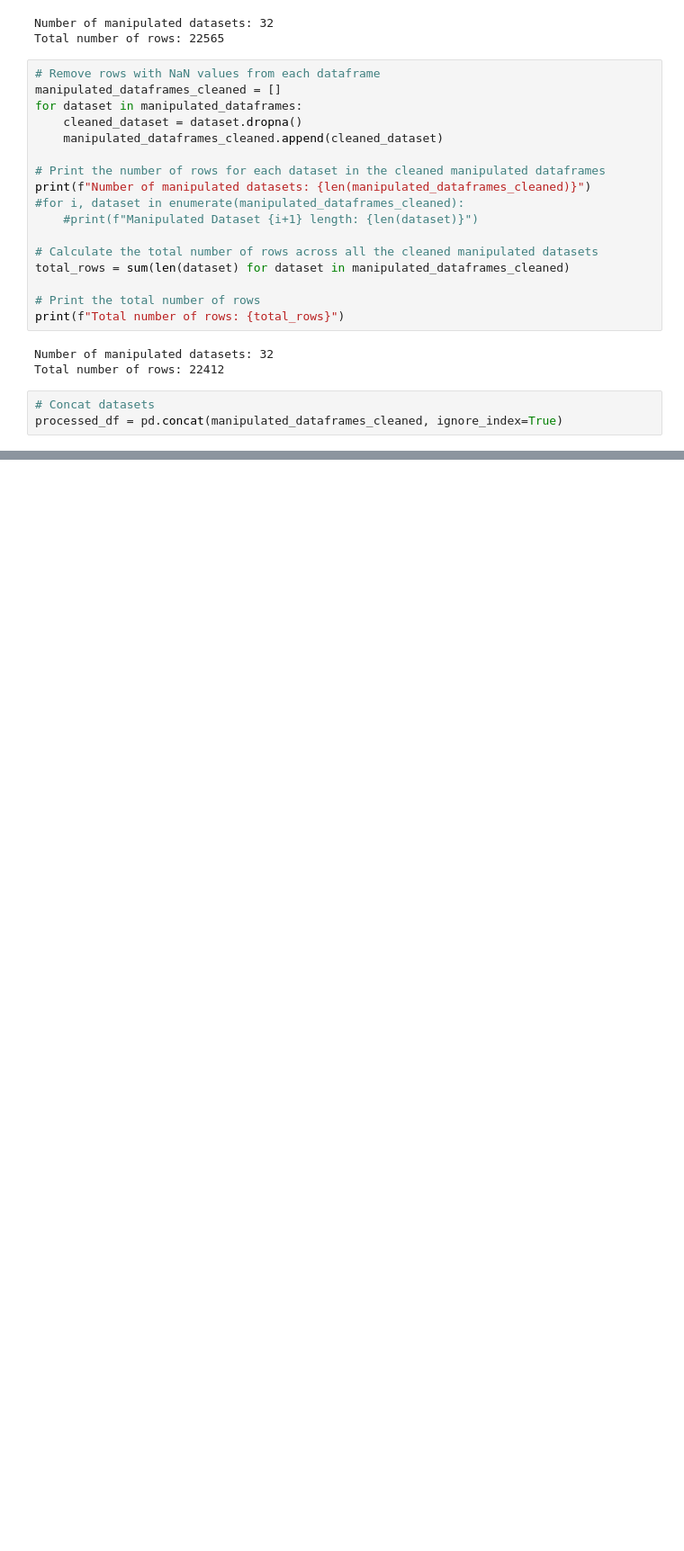
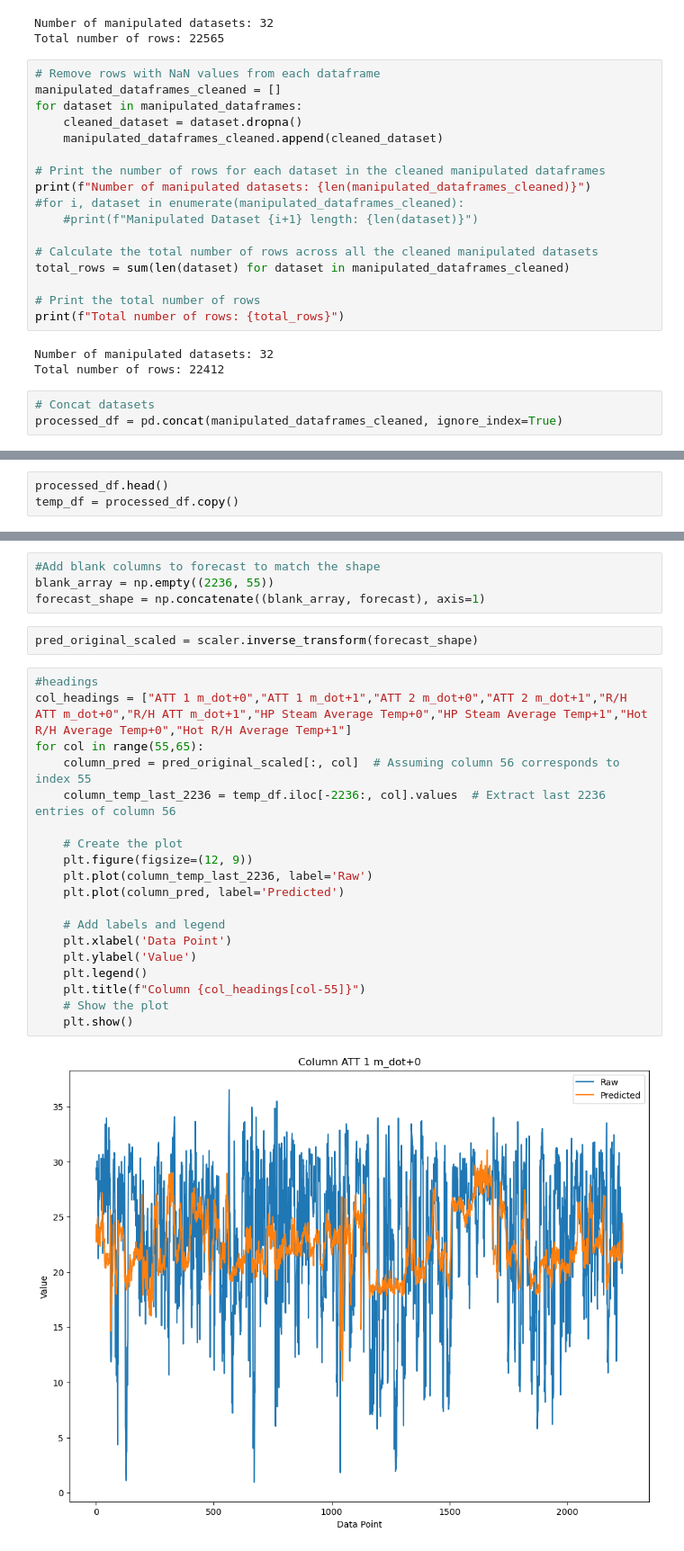
Before and after one commit to 19303688/skripsieRNN, a Jupyter notebook: ANN.ipynb, the cells around one changed output, grey strips where cells are left out. Shown at 90% size. Drawn from its saved outputs; the diff is of its cells as text; blank space fills up the shorter version.

```diff
--- a/ANN.ipynb
+++ b/ANN.ipynb
@@ -185,0 +206,3 @@ processed_df = pd.concat(manipulated_dataframes_cleaned, ignore_index=True)
+# %%
+processed_df.head()
+temp_df = processed_df.copy()
@@ -366,0 +333,27 @@ forecast = model.predict(x_test)
+# %%
+#Add blank columns to forecast to match the shape
+blank_array = np.empty((2236, 55))
+forecast_shape = np.concatenate((blank_array, forecast), axis=1)
+# %%
+pred_original_scaled = scaler.inverse_transform(forecast_shape)
+# %%
+#headings
+col_headings = ["ATT 1 m_dot+0","ATT 1 m_dot+1","ATT 2 m_dot+0","ATT 2 m_dot+1","R/H ATT m_dot+0","R/H ATT m_dot+1","HP Steam Average Temp+0","HP Steam Average Temp+1","Hot R/H Average Temp+0","Hot R/H Average Temp+1"]
+for col in range(55,65):
+    column_pred = pred_original_scaled[:, col]  # Assuming column 56 corresponds to index 55
+    column_temp_last_2236 = temp_df.iloc[-2236:, col].values  # Extract last 2236 entries of column 56
+
+    # Create the plot
+    plt.figure(figsize=(12, 9))
+    plt.plot(column_temp_last_2236, label='Raw')
+    plt.plot(column_pred, label='Predicted')
+
+    # Add labels and legend
+    plt.xlabel('Data Point')
+    plt.ylabel('Value')
+    plt.legend()
+    plt.title(f"Column {col_headings[col-55]}")
+    # Show the plot
+    plt.show()
+# %% [output]
+[figure, added]
```
Also changed, not shown: parts of 22 cells of this notebook, 8 other files.
